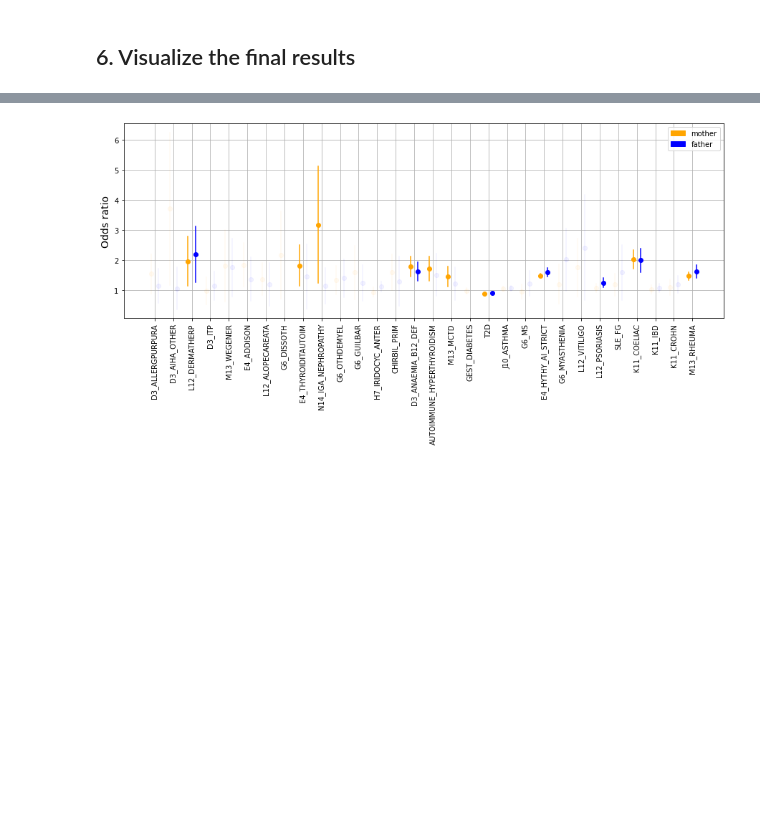
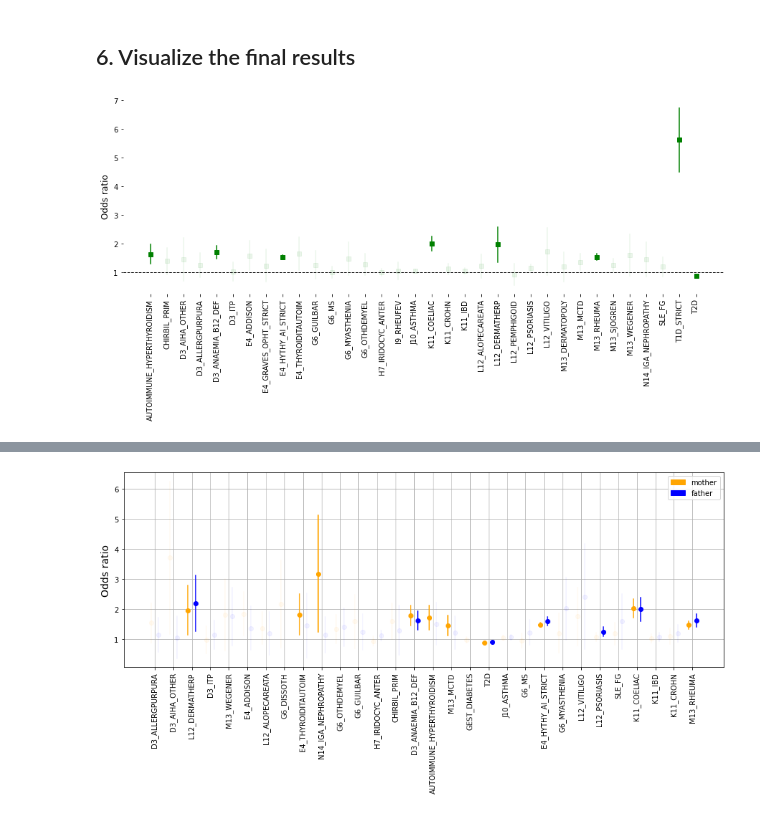
Before and after one commit to dsgelab/familial_tractories, a Jupyter notebook: ldsc.ipynb, the cells around one changed output, grey strips where cells are left out. Saved outputs shown, nothing was run; the diff lists cells and outputs as text; code cells hidden in the pictures; blank space fills up the shorter version.

```diff
--- a/ldsc.ipynb
+++ b/ldsc.ipynb
@@ -310,3 +324,32 @@ res = res.merge(registry_res[registry_res.who == 'parent'][['endpoint', 'pval',
 # %% [markdown]
 ## 6. Visualize the final results
+# %%
+def plot_odds_ratio(df, outcome):
+    """
+    :param results: a DataFrame of summary statistics
+    :param eps: a list of diseases
+    :param outcome: a string which indicates the outcome disease name
+    :param group_delta: a float which indicates the distance between father's OR and mother's OR given the same disease
+    :param bar_cap: a float which indicates the length of error bar cap
+    :return: a odds ratio plot of all the diseases in the list
+    """
+    df = df.sort_values(by='endpoint')
+    df.index = range(len(df))
+    plt.figure(figsize=(15, 5))
+    plt.box(False)
+    plt.grid()
+    for i, row in df.iterrows():
+        alpha = 1 if row.pval <= 0.05 / len(df) else 0.08
+        plt.plot((i, i), (row.hr_025, row.hr_975), color='green', alpha=alpha)
+        plt.plot(i, (row.hr_025+row.hr_975)/2, 's', color='green', alpha=alpha)
+
+    plt.xticks(range(len(df)), df.endpoint.tolist(), rotation=90)
+    plt.ylabel('Odds ratio', size=12)
+    plt.axhline(y=1.0, color='black', linestyle='--', linewidth=1)
+    plt.grid()
+    plt.show()
+# %%
+plot_odds_ratio(registry_res[registry_res.who == 'parent'], 'T1D_STRICT')
+# %% [output]
+[figure, added]
 # %%
```
Also changed, not shown: parts of 5 cells of this notebook, 3 other files.
